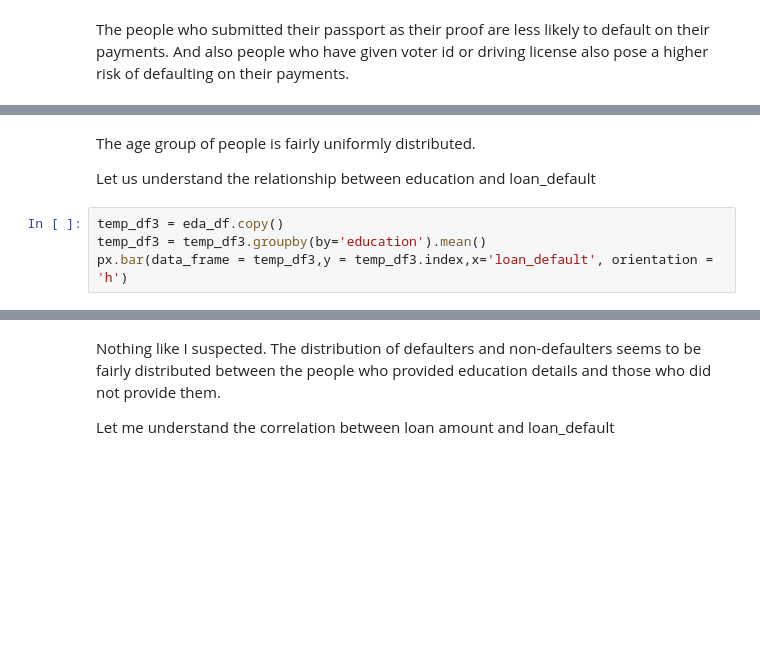
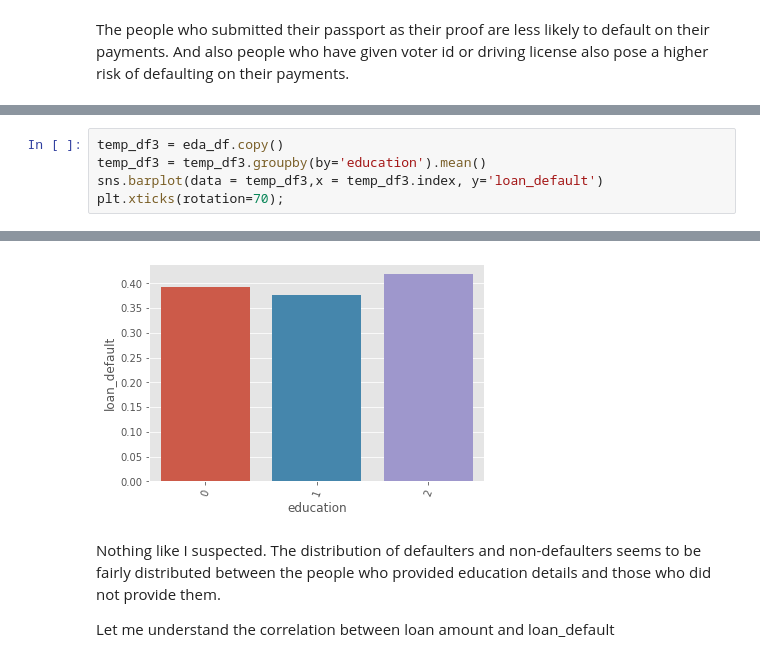
Before and after one commit to Deepakvk18/Machine-Learning, a Jupyter notebook: loan-defaulter-prediction.ipynb, the cells around one changed output, grey strips where cells are left out. Saved outputs shown, nothing was run; the diff lists cells and outputs as text; blank space fills up the shorter version.

```diff
--- a/loan-defaulter-prediction.ipynb
+++ b/loan-defaulter-prediction.ipynb
@@ -223,9 +222,6 @@ px.histogram(data_frame=eda_df,x='age', color='loan_default')
-# %% [markdown]
-The age group of people is fairly uniformly distributed.
-
-Let us understand the relationship between education and loan_default
 # %%
 temp_df3 = eda_df.copy()
 temp_df3 = temp_df3.groupby(by='education').mean()
-px.bar(data_frame = temp_df3,y = temp_df3.index,x='loan_default', orientation = 'h')
+sns.barplot(data = temp_df3,x = temp_df3.index, y='loan_default')
+plt.xticks(rotation=70);
 # %% [output]
@@ -233,3 +228,4 @@ px.bar(data_frame = temp_df3,y = temp_df3.index,x='loan_default', orientation =
+[figure, added]
 # %% [markdown]
 Nothing like I suspected. The distribution of defaulters and non-defaulters seems to be fairly distributed between the people who provided education details and those who did not provide them.
 
```
Also changed, not shown: parts of 30 cells of this notebook.
